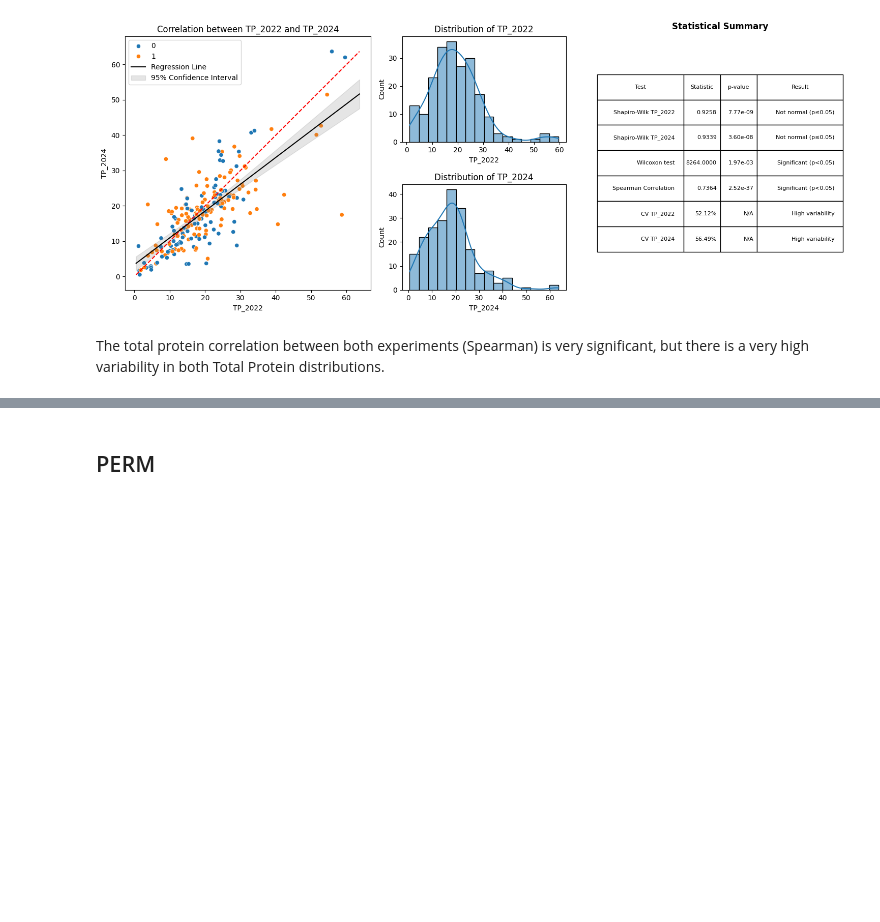
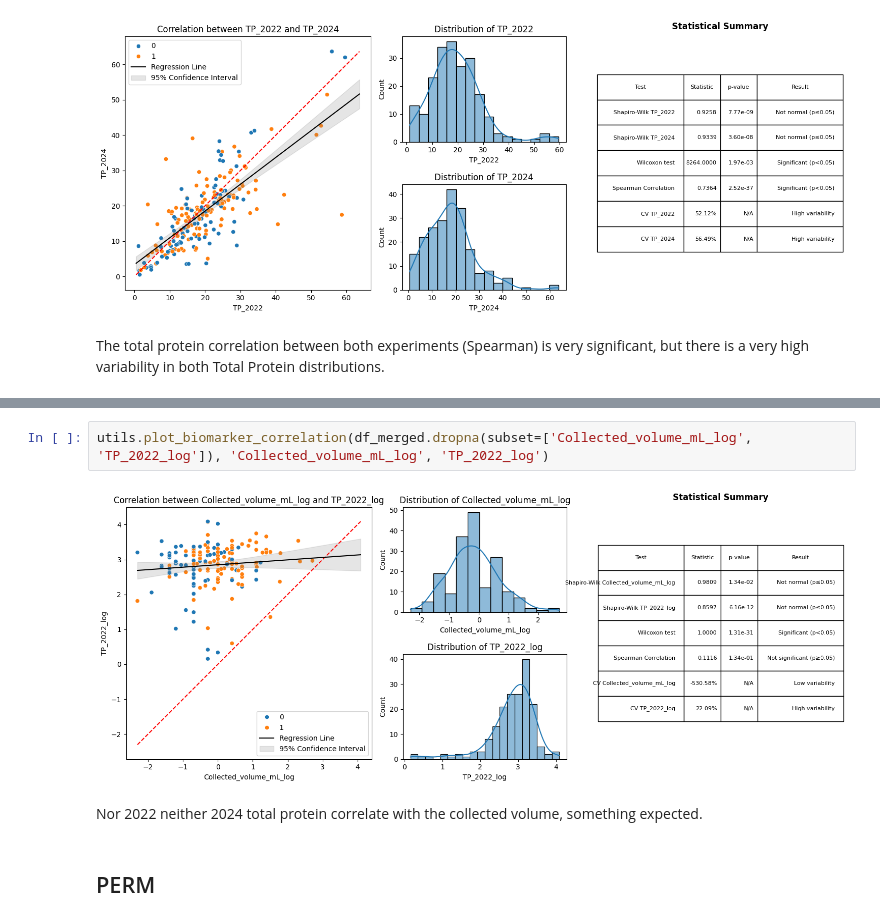
Before and after one commit to MiMARK-es/cohort-analysis, a Jupyter notebook: notebooks/240_mmk_2024_vs_ruo_2022.ipynb, the cells around one changed output, grey strips where cells are left out. Cells and saved outputs as stored; diff of their text form; blank space fills up the shorter version.

```diff
--- a/notebooks/240_mmk_2024_vs_ruo_2022.ipynb
+++ b/notebooks/240_mmk_2024_vs_ruo_2022.ipynb
@@ -209,3 +221,9 @@ The total protein correlation between both experiments (Spearman) is very signif
+# %%
+utils.plot_biomarker_correlation(df_merged.dropna(subset=['Collected_volume_mL_log', 'TP_2022_log']), 'Collected_volume_mL_log', 'TP_2022_log')
+# %% [output]
+[figure, added]
+# %% [markdown]
+Nor 2022 neither 2024 total protein correlate with the collected volume, something expected.
 # %% [markdown]
 ## PERM
 # %%
```
Also changed, not shown: parts of 3 cells of this notebook.
